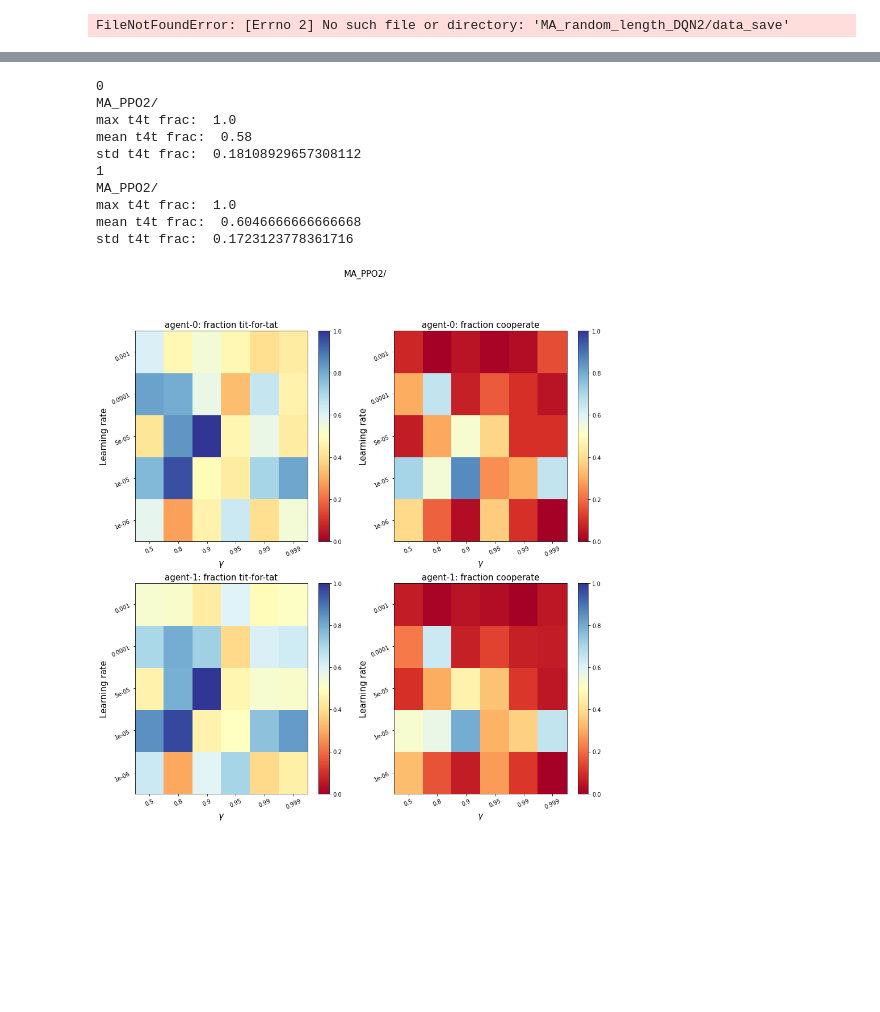
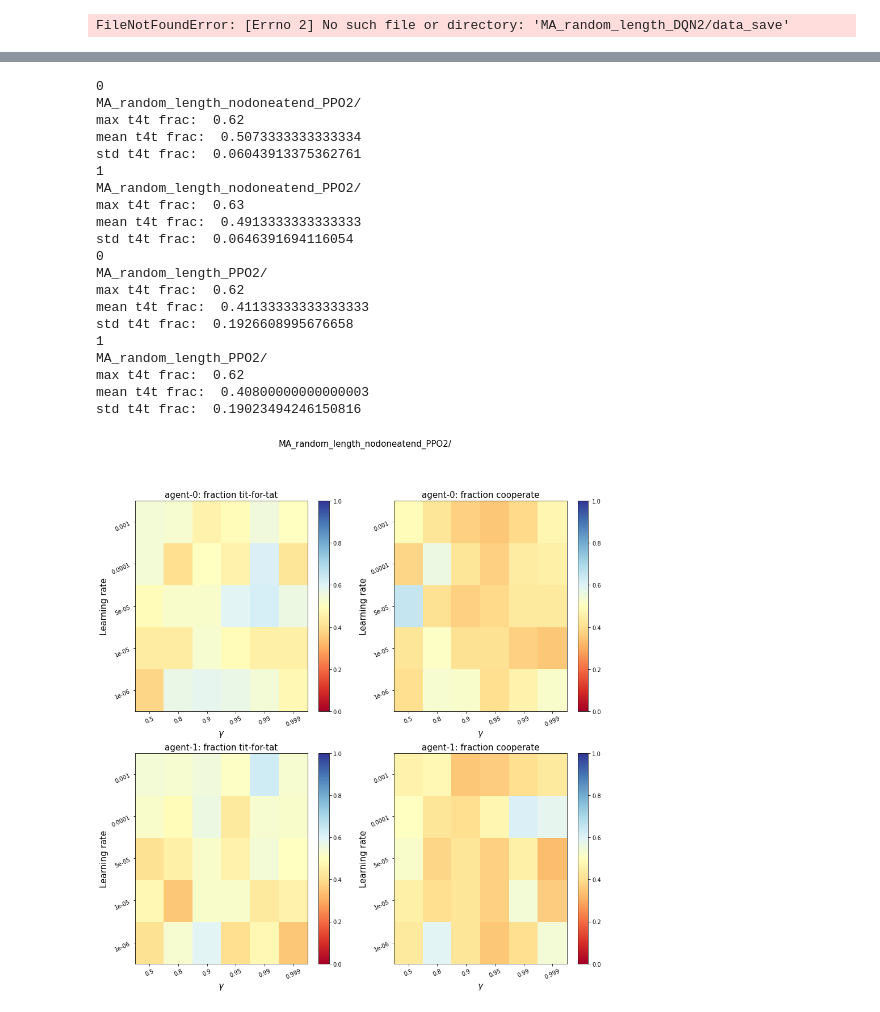
Before and after one commit to peterbarnettnz/rl-ipd, a Jupyter notebook: plot_data_multiagent_2.ipynb, the cells around one changed output, grey strips where cells are left out. Cells and saved outputs as stored; diff of their text form; code cells hidden in the pictures; blank space fills up the shorter version.

```diff
--- a/plot_data_multiagent_2.ipynb
+++ b/plot_data_multiagent_2.ipynb
@@ -303,9 +280,9 @@ exp_dir = exp_dirs[0]
 
 titles= ['PPO, hiddens=[1024,512,256,32,8]']
 
-base_dir = '/home/peter/Documents/ML/rl_ipd/more_runs/MA_lstm/'
-exp_dirs = ['MA_random_length_nodoneatend_PPO2/','MA_random_length_PPO2/', 'MA_PPO3/', 'MA_PPO2/']
-exp_dirs = ['MA_PPO2/']
+base_dir = '/home/peter/Documents/ML/rl_ipd/more_runs/'
+exp_dirs = ['MA_random_length_nodoneatend_PPO2/','MA_random_length_PPO2/']
+# exp_dirs = ['MA_PPO2/']
 
 titles= exp_dirs
 
@@ -347,39 +324,49 @@ for dir_num, exp_dir in enumerate(exp_dirs):
         y1 = np.arange(len(lr_options)+1)
         plt.pcolor(x1, y1, t4t_frac_arr, cmap='RdYlBu');
         plt.xticks(x1[:-1]+0.5, labels=gamma_options, rotation=25);
         plt.yticks(y1[:-1]+0.5, labels=lr_options, rotation=25);
         plt.ylabel('Learning rate', fontsize=15)
         plt.xlabel('$\gamma$', fontsize=15)
         plt.title(f'agent-{ii}: fraction tit-for-tat', fontsize=15)
         plt.colorbar()
         plt.clim([0,1])
 
         fig.add_subplot(2,2,2+ii*2)
 
         x1 = np.arange(len(gamma_options)+1)
         y1 = np.arange(len(lr_options)+1)
         plt.pcolor(x1, y1, coop_frac_arr, cmap='RdYlBu');
         plt.xticks(x1[:-1]+0.5, labels=gamma_options, rotation=25);
         plt.yticks(y1[:-1]+0.5, labels=lr_options, rotation=25);
         plt.colorbar()
         plt.ylabel('Learning rate', fontsize=15)
         plt.xlabel('$\gamma$', fontsize=15)
         plt.title(f'agent-{ii}: fraction cooperate', fontsize=15)
         plt.suptitle(titles[dir_num], fontsize=15)
         plt.clim([0,1])
         print(exp_dir)
         print('max t4t frac: ',np.max(np.nan_to_num(t4t_frac_arr)))
         print('mean t4t frac: ',np.mean(np.nan_to_num(t4t_frac_arr)))
         print('std t4t frac: ',np.std(np.nan_to_num(t4t_frac_arr)))
 # %% [output]
 0
-MA_PPO2/
-max t4t frac:  1.0
-mean t4t frac:  0.58
-std t4t frac:  0.18108929657308112
+MA_random_length_nodoneatend_PPO2/
+max t4t frac:  0.62
+mean t4t frac:  0.5073333333333334
+std t4t frac:  0.06043913375362761
 1
-MA_PPO2/
-max t4t frac:  1.0
-mean t4t frac:  0.6046666666666668
-std t4t frac:  0.1723123778361716
+MA_random_length_nodoneatend_PPO2/
+max t4t frac:  0.63
+mean t4t frac:  0.4913333333333333
+std t4t frac:  0.0646391694116054
+0
+MA_random_length_PPO2/
+max t4t frac:  0.62
+mean t4t frac:  0.41133333333333333
+std t4t frac:  0.1926608995676658
+1
+MA_random_length_PPO2/
+max t4t frac:  0.62
+mean t4t frac:  0.40800000000000003
+std t4t frac:  0.19023494246150816
-[figure, old version]
+[figure, new version]
```
Also changed, not shown: parts of 11 cells of this notebook, 17 other files.
